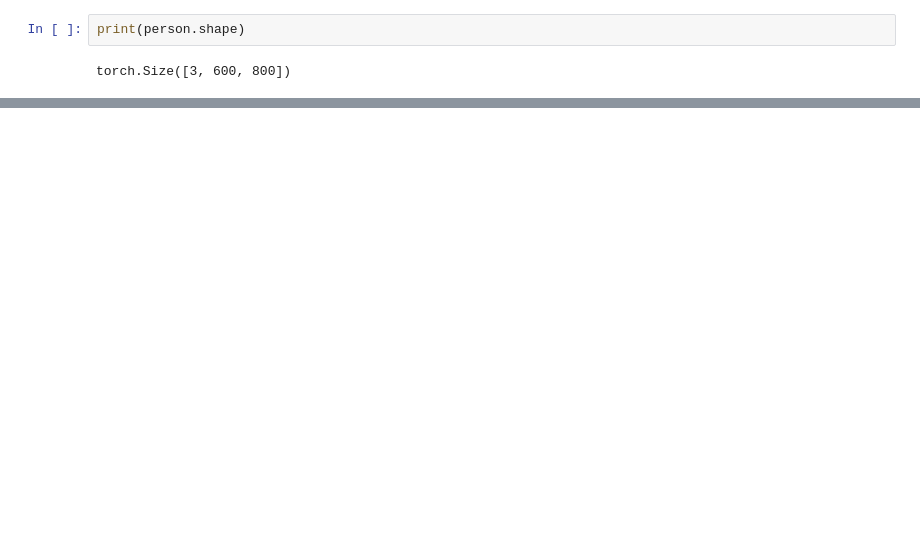
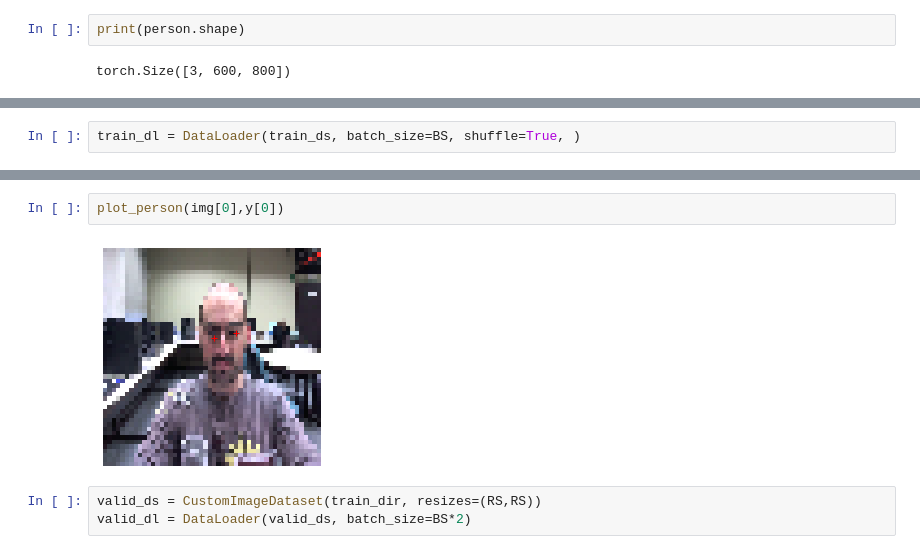
Before and after one commit to gsarmientod/MLP_OJOS, a Jupyter notebook: Donde estan los ojos.ipynb, the cells around one changed output, grey strips where cells are left out. Drawn from its saved outputs; the diff is of its cells as text; blank space fills up the shorter version.

```diff
--- a/Donde estan los ojos.ipynb
+++ b/Donde estan los ojos.ipynb
@@ -160,0 +228,2 @@ Text(0.5, 1.0, '001_01.png')
+# %%
+train_dl = DataLoader(train_ds, batch_size=BS, shuffle=True, )
@@ -160,0 +237,7 @@ Text(0.5, 1.0, '001_01.png')
+# %%
+plot_person(img[0],y[0])
+# %% [output]
+[figure, added]
+# %%
+valid_ds = CustomImageDataset(train_dir, resizes=(RS,RS))
+valid_dl = DataLoader(valid_ds, batch_size=BS*2)
```
Also changed, not shown: parts of 22 cells of this notebook, 1 other file.
